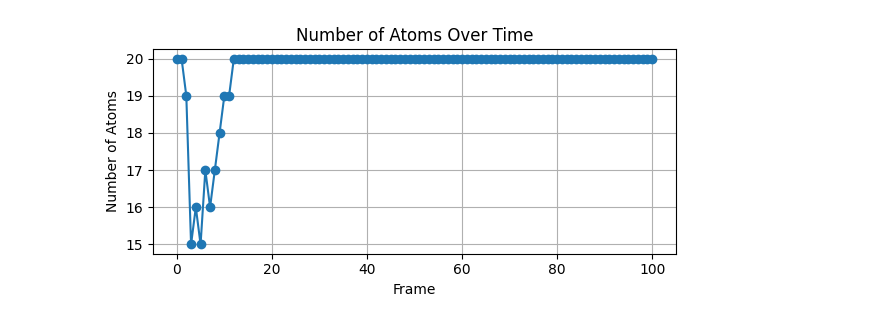
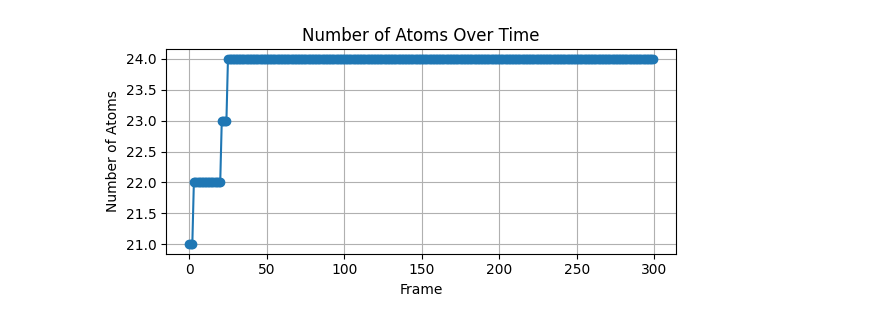
Before and after one commit to maltefranke/chemflow, a Jupyter notebook: notebooks/traj_analysis.ipynb, the cells around one changed output. Drawn from its saved outputs; the diff is of its cells as text; code cells hidden in the pictures.

```diff
--- a/notebooks/traj_analysis.ipynb
+++ b/notebooks/traj_analysis.ipynb
@@ -1,8 +1,8 @@
 # %%
-from notebooks.utils import load_mols, load_tokens
+from utils import load_mols, load_tokens
 
-root_path = "/cluster/project/krause/frankem/chemflow/outputs/2026-03-14/11-23-38"
-token_path = "/cluster/project/krause/frankem/chemflow/data/qm9/processed"
+root_path = "/cluster/project/jorner/schmiste/flexflow/chemflow/outputs/2026-04-17/08-29-41"
+token_path = "/cluster/project/jorner/schmiste/flexflow/chemflow/data/qm9/processed"
 
 mols = load_mols(root_path, "valid_mols.pt")
 atom_tokens, edge_tokens, charge_tokens, distributions = load_tokens(token_path)
@@ -23,12 +23,12 @@ import numpy as np
 from rdkit.Chem.rdDetermineBonds import DetermineBonds
 import matplotlib.pyplot as plt
 
-from notebooks.utils import visualize_variable_topology
+from utils import visualize_variable_topology
 
 
-traj_idx = 16
+traj_idx = 5
 # Run the visualization
-view = visualize_variable_topology(trajs[traj_idx], interval=50)
+view = visualize_variable_topology(trajs[traj_idx], interval=25)
 view.show()
 
 # --- Plotting the number of atoms over time ---
@@ -62,2 +49,2 @@ plt.show()
 [interactive output not drawn]
-[figure, old version]
+[figure, new version]
```
Also changed, not shown: parts of 3 cells of this notebook, 18 other files.
